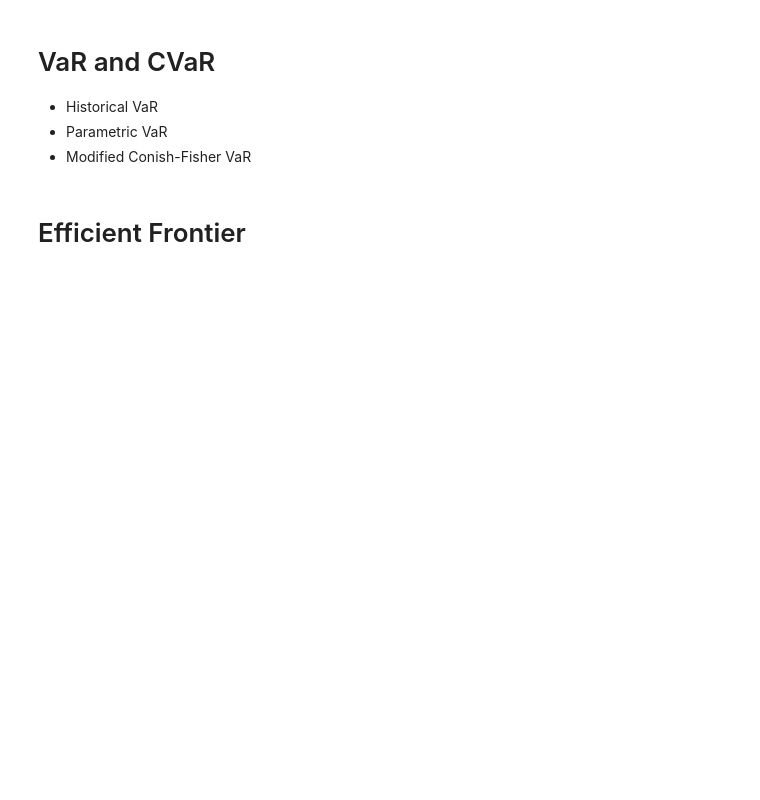
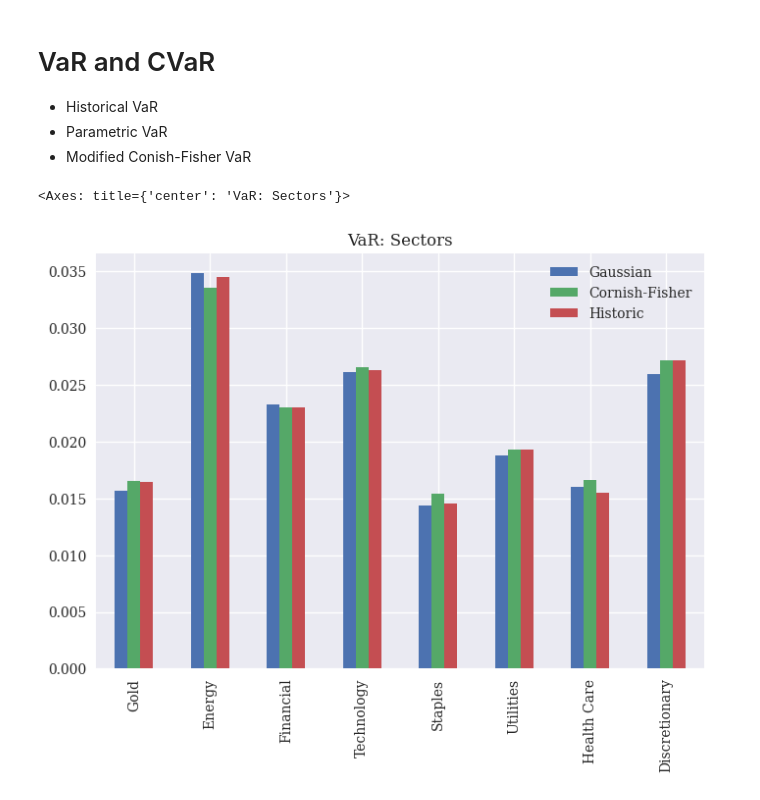
Before and after one commit to HyunminHong/MPT, a Jupyter notebook: Sector_Portfolio.ipynb, the cells around one changed output. Saved outputs shown, nothing was run; the diff lists cells and outputs as text; code cells hidden in the pictures; blank space fills up the shorter version.

```diff
--- a/Sector_Portfolio.ipynb
+++ b/Sector_Portfolio.ipynb
@@ -343,7 +435,8 @@ def cvarHistoric(returns, alpha=5):
 # %%
-var_list = [varGaussian(rtn), varGaussian(rtn, modified=True), varHistoric(rtn)]
+var_list = [varGaussian(rtn_sector), varGaussian(rtn_sector, modified=True), varHistoric(rtn_sector)]
 comparision = pd.concat(var_list, axis=1)
 comparision.columns = ['Gaussian', 'Cornish-Fisher', 'Historic']
 comparision.plot.bar(title="VaR: Sectors")
+# %% [output]
+<Axes: title={'center': 'VaR: Sectors'}>
+[figure, added]
-# %% [markdown]
-# Efficient Frontier
```
Also changed, not shown: parts of 14 cells of this notebook.
